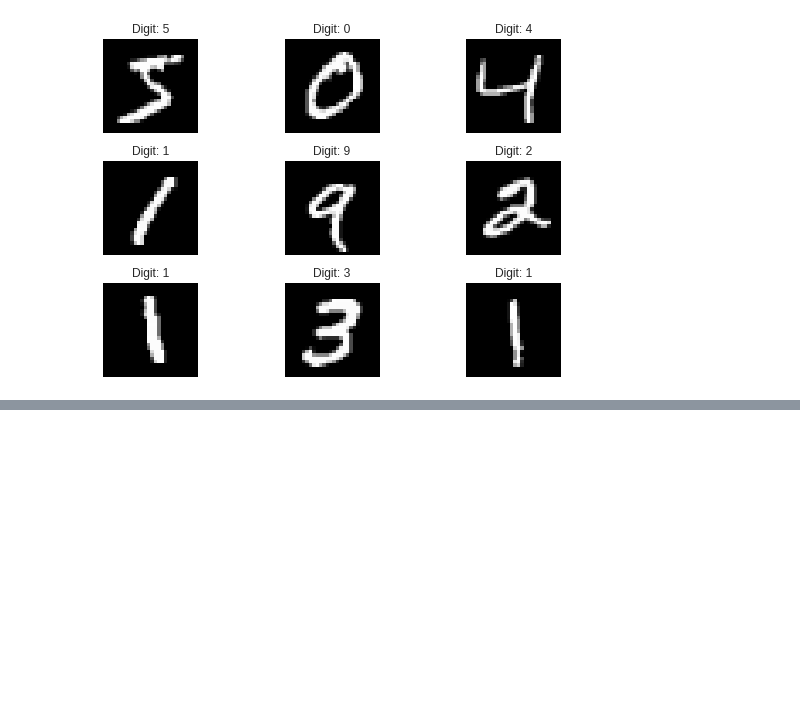
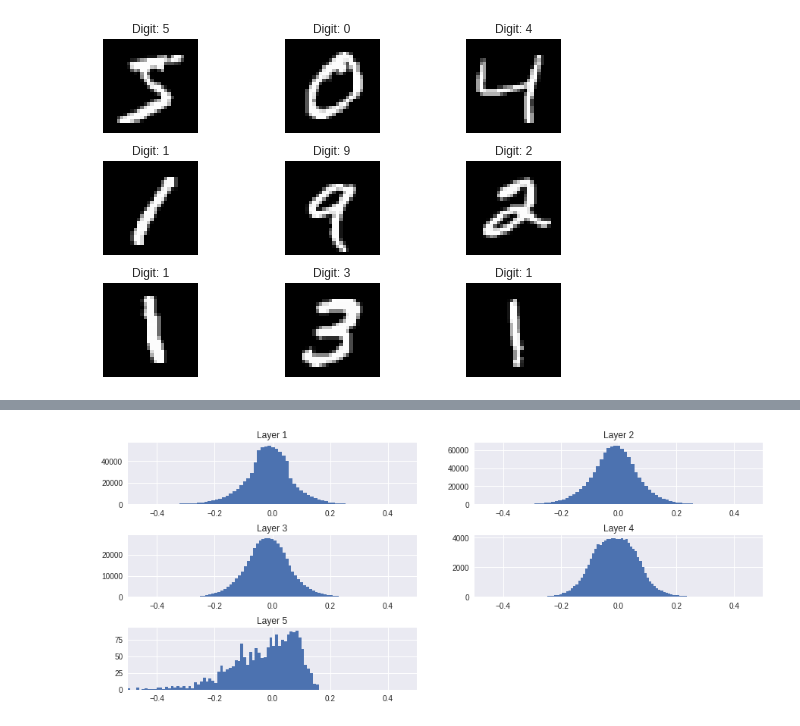
Before and after one commit to Snehal-Reddy/NeuralNetPruning, a Jupyter notebook: WeightBasedPruning.ipynb, the cells around one changed output, grey strips where cells are left out. Saved outputs shown, nothing was run; the diff lists cells and outputs as text; code cells hidden in the pictures; blank space fills up the shorter version.

```diff
--- a/WeightBasedPruning.ipynb
+++ b/WeightBasedPruning.ipynb
@@ -11,7 +16,7 @@ fig = plt.figure()
 for i in range(9):
     plt.subplot(3,3,i+1)
     plt.tight_layout()
-    plt.imshow(X_train[i], cmap='gray', interpolation='none')
+    plt.imshow(x_train[i], cmap='gray', interpolation='none')
     plt.title("Digit: {}".format(y_train[i]))
     plt.xticks([])
     plt.yticks([])
@@ -111,8 +127,10 @@ for x, y in dataset:
 # %%
 plt.figure(1, figsize=(15,6))
 plt.subplots_adjust(hspace=0.5)
-for i, weights in enumerate(model.trainable_weights):
+for i, weights in enumerate(naive_model.trainable_weights):
     plt.subplot(3,2,i+1)
     plt.title("Layer {}".format(i+1))
     plt.hist(weights.numpy().reshape(-1), bins=100)
     plt.xlim(-0.5, 0.5);
+# %% [output]
+[figure, added]
```
Also changed, not shown: parts of 9 cells of this notebook.
